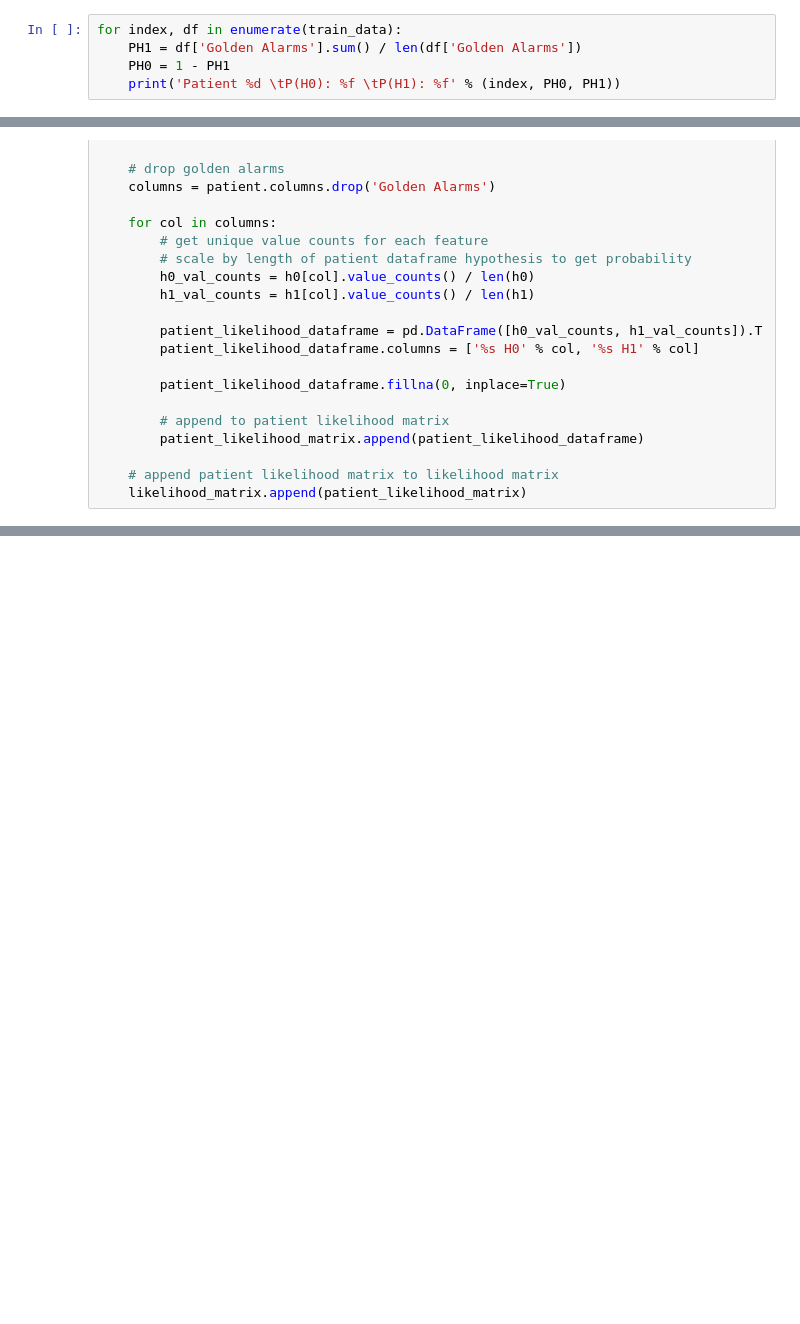
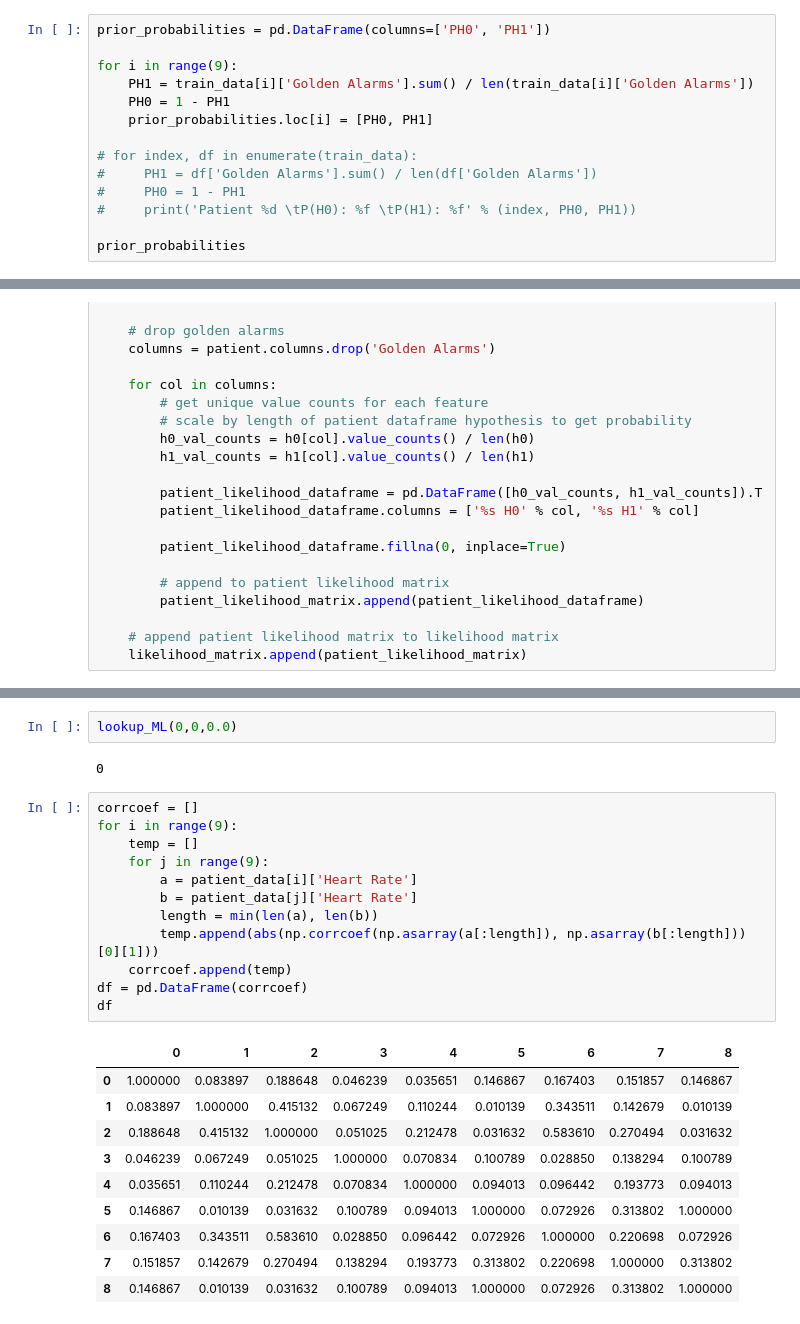
Before and after one commit to rahulsurti97/hospital_research, a Jupyter notebook: final_project.ipynb, the cells around one changed output, grey strips where cells are left out. Saved outputs shown, nothing was run; the diff lists cells and outputs as text; blank space fills up the shorter version.

```diff
--- a/final_project.ipynb
+++ b/final_project.ipynb
@@ -55,8 +55,17 @@ for df in patient_data:
     # append [split_idx, total) to test data
     test_data.append(df.tail(total - split_idx))
 # %%
-for index, df in enumerate(train_data):
-    PH1 = df['Golden Alarms'].sum() / len(df['Golden Alarms'])
+prior_probabilities = pd.DataFrame(columns=['PH0', 'PH1'])
+
+for i in range(9):
+    PH1 = train_data[i]['Golden Alarms'].sum() / len(train_data[i]['Golden Alarms'])
     PH0 = 1 - PH1
-    print('Patient %d \tP(H0): %f \tP(H1): %f' % (index, PH0, PH1))
+    prior_probabilities.loc[i] = [PH0, PH1]
+
+# for index, df in enumerate(train_data):
+#     PH1 = df['Golden Alarms'].sum() / len(df['Golden Alarms'])
+#     PH0 = 1 - PH1
+#     print('Patient %d \tP(H0): %f \tP(H1): %f' % (index, PH0, PH1))
+
+prior_probabilities
 # %% [output]
@@ -142,0 +257,27 @@ for bar in bars:
+# %%
+lookup_ML(0,0,0.0)
+# %% [output]
+0
+# %%
+corrcoef = []
+for i in range(9):
+    temp = []
+    for j in range(9):
+        a = patient_data[i]['Heart Rate']
+        b = patient_data[j]['Heart Rate']
+        length = min(len(a), len(b))
+        temp.append(abs(np.corrcoef(np.asarray(a[:length]), np.asarray(b[:length]))[0][1]))
+    corrcoef.append(temp)
+df = pd.DataFrame(corrcoef)
+df
+# %% [output]
+|  | 0 | 1 | 2 | 3 | 4 | 5 | 6 | 7 | 8 |
+| 0 | 1.000000 | 0.083897 | 0.188648 | 0.046239 | 0.035651 | 0.146867 | 0.167403 | 0.151857 | 0.146867 |
+| 1 | 0.083897 | 1.000000 | 0.415132 | 0.067249 | 0.110244 | 0.010139 | 0.343511 | 0.142679 | 0.010139 |
+| 2 | 0.188648 | 0.415132 | 1.000000 | 0.051025 | 0.212478 | 0.031632 | 0.583610 | 0.270494 | 0.031632 |
+| 3 | 0.046239 | 0.067249 | 0.051025 | 1.000000 | 0.070834 | 0.100789 | 0.028850 | 0.138294 | 0.100789 |
+| 4 | 0.035651 | 0.110244 | 0.212478 | 0.070834 | 1.000000 | 0.094013 | 0.096442 | 0.193773 | 0.094013 |
+| 5 | 0.146867 | 0.010139 | 0.031632 | 0.100789 | 0.094013 | 1.000000 | 0.072926 | 0.313802 | 1.000000 |
+| 6 | 0.167403 | 0.343511 | 0.583610 | 0.028850 | 0.096442 | 0.072926 | 1.000000 | 0.220698 | 0.072926 |
+| 7 | 0.151857 | 0.142679 | 0.270494 | 0.138294 | 0.193773 | 0.313802 | 0.220698 | 1.000000 | 0.313802 |
+| 8 | 0.146867 | 0.010139 | 0.031632 | 0.100789 | 0.094013 | 1.000000 | 0.072926 | 0.313802 | 1.000000 |
```
Also changed, not shown: parts of 8 cells of this notebook.
